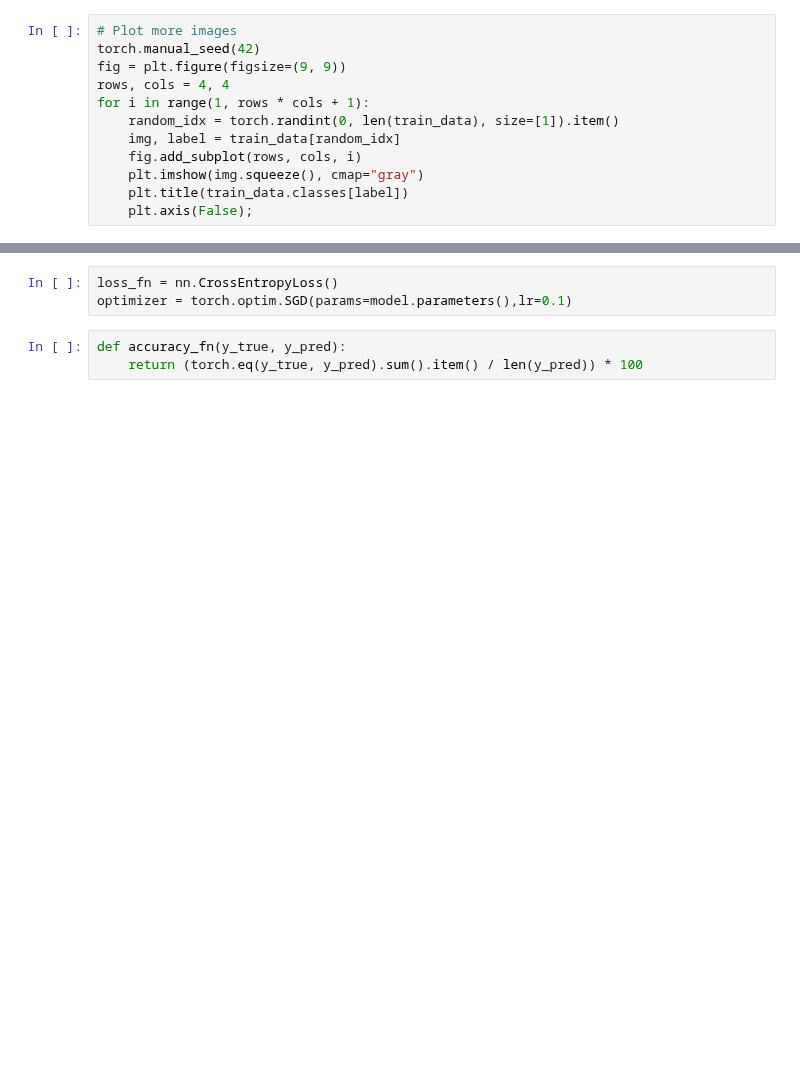
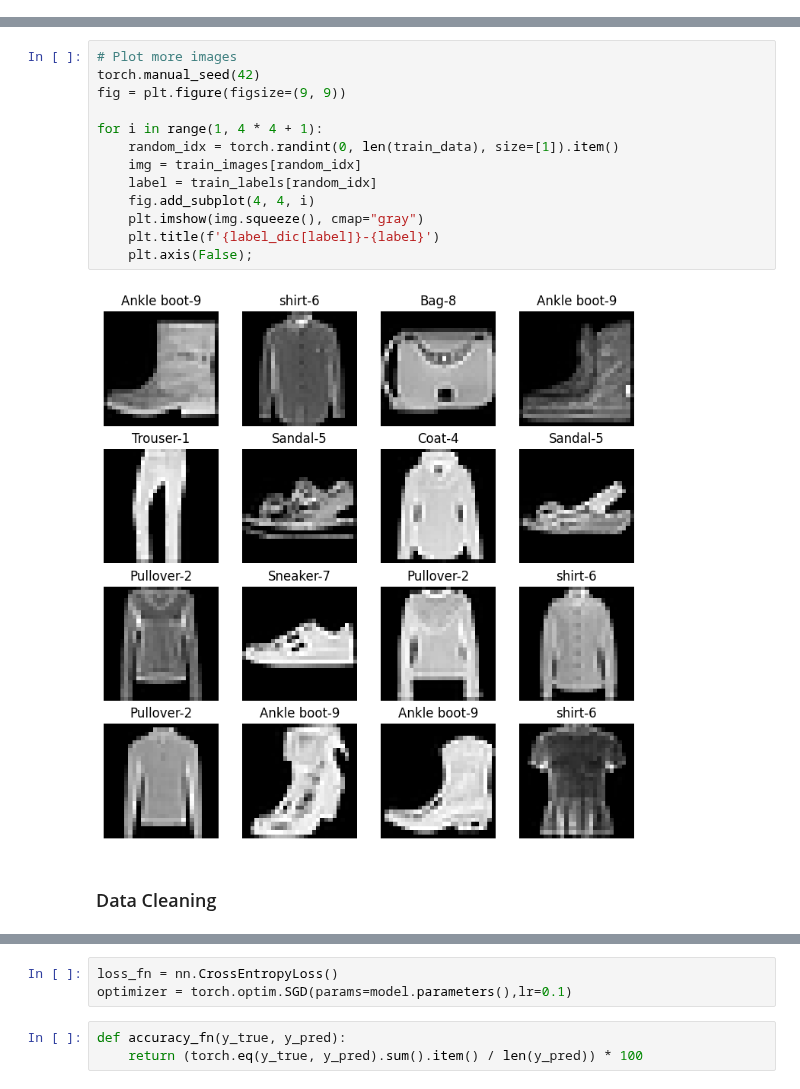
Before and after one commit to khetansarvesh/msml_602, a Jupyter notebook: Project/DL_based_image_classification.ipynb, the cells around one changed output, grey strips where cells are left out. Cells and saved outputs as stored; diff of their text form; blank space fills up the shorter version.

```diff
--- a/Project/DL_based_image_classification.ipynb
+++ b/Project/DL_based_image_classification.ipynb
@@ -57,12 +62,0 @@ test_data = datasets.FashionMNIST(
-# %%
-# Plot more images
-torch.manual_seed(42)
-fig = plt.figure(figsize=(9, 9))
-rows, cols = 4, 4
-for i in range(1, rows * cols + 1):
-    random_idx = torch.randint(0, len(train_data), size=[1]).item()
-    img, label = train_data[random_idx]
-    fig.add_subplot(rows, cols, i)
-    plt.imshow(img.squeeze(), cmap="gray")
-    plt.title(train_data.classes[label])
-    plt.axis(False);
@@ -127,0 +98,17 @@ test_labels = np.array(test_data['label'])
+# %%
+# Plot more images
+torch.manual_seed(42)
+fig = plt.figure(figsize=(9, 9))
+
+for i in range(1, 4 * 4 + 1):
+    random_idx = torch.randint(0, len(train_data), size=[1]).item()
+    img = train_images[random_idx]
+    label = train_labels[random_idx]
+    fig.add_subplot(4, 4, i)
+    plt.imshow(img.squeeze(), cmap="gray")
+    plt.title(f'{label_dic[label]}-{label}')
+    plt.axis(False);
+# %% [output]
+[figure, added]
+# %% [markdown]
+### Data Cleaning
```
Also changed, not shown: parts of 29 cells of this notebook.
